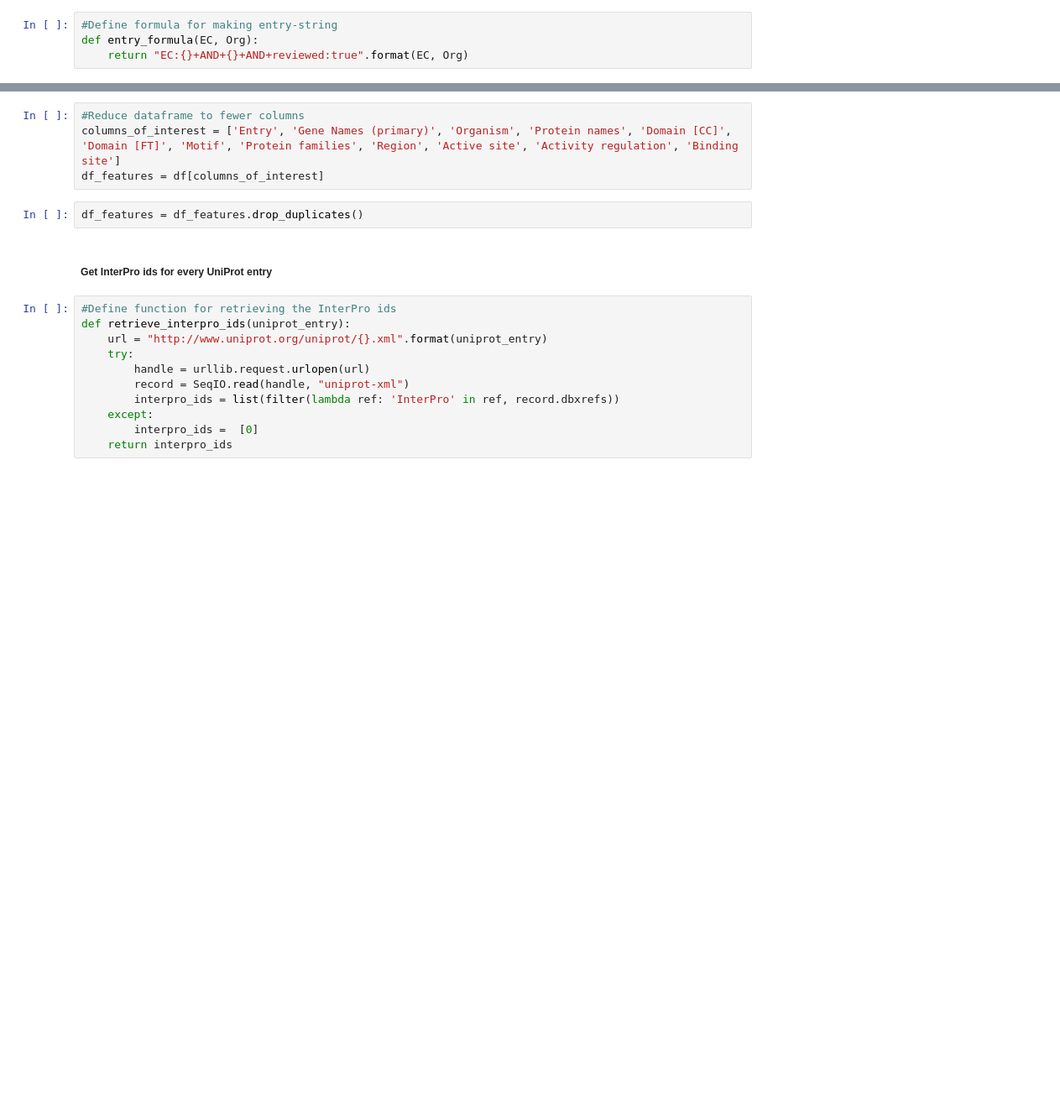
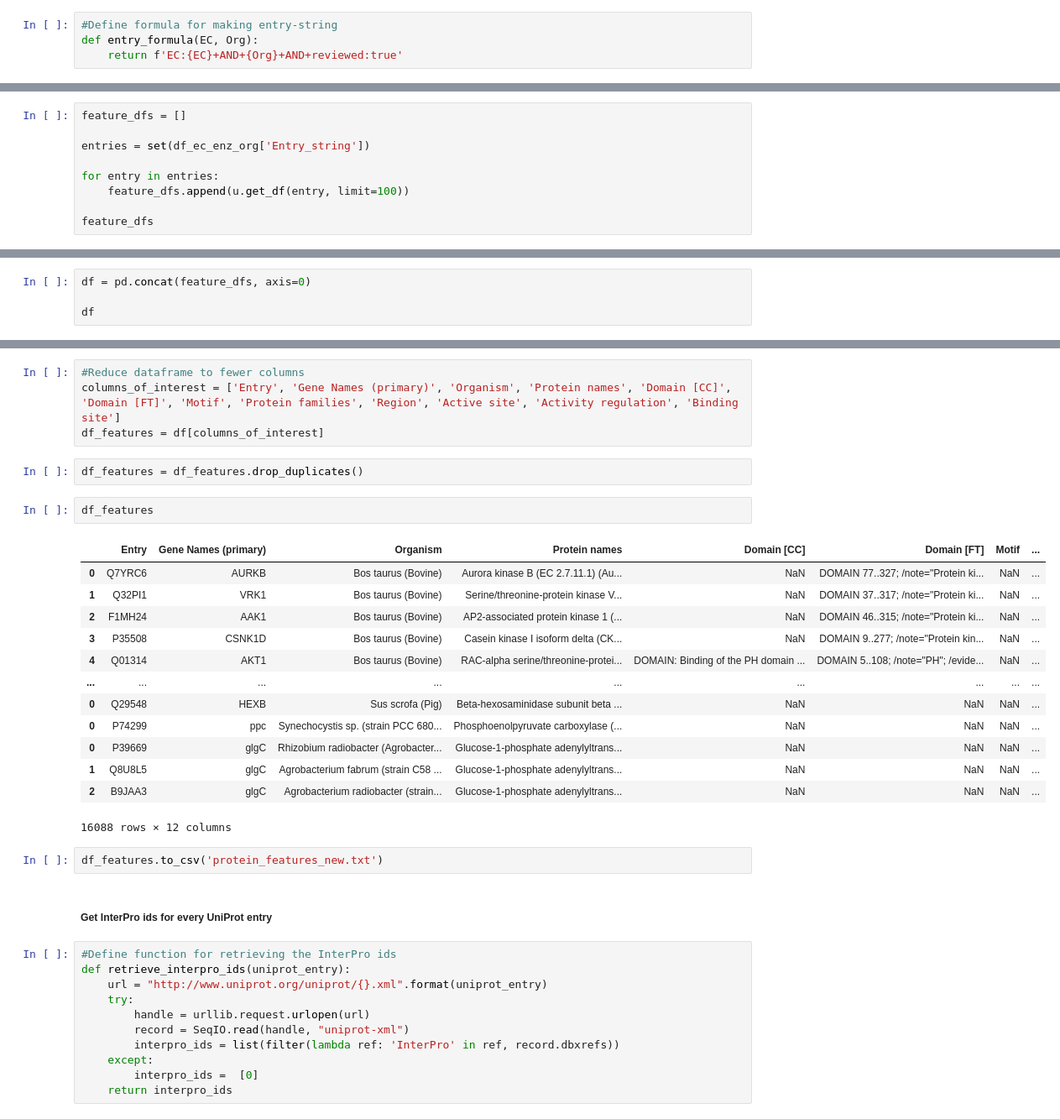
Before and after one commit to elinsroed/predicting-allostery, a Jupyter notebook: Download_features.ipynb, the cells around one changed output, grey strips where cells are left out. Shown at 84% size. Saved outputs shown, nothing was run; the diff lists cells and outputs as text; blank space fills up the shorter version.

Commit message:
New download with higher limit of entries

```diff
--- a/Download_features.ipynb
+++ b/Download_features.ipynb
@@ -21,7 +53,7 @@ df_brenda_top_hundred = df_brenda[df_brenda['Org'].isin(top_hundred_list)]
 # %%
 #Define formula for making entry-string
 def entry_formula(EC, Org):
-    return "EC:{}+AND+{}+AND+reviewed:true".format(EC, Org)
+    return f'EC:{EC}+AND+{Org}+AND+reviewed:true'
 # %%
 #apply formula to dataframe
 df_brenda_top_hundred['Entry_string'] = df_brenda_top_hundred.apply(lambda x: entry_formula(x['EC'], x['Org']), axis=1)
@@ -50,3 +82,12 @@ df = pd.DataFrame([])
 
 for entry in entries:
     df = pd.concat([df,u.get_df(entry)])
+# %%
+feature_dfs = []
+
+entries = set(df_ec_enz_org['Entry_string'])
+
+for entry in entries:
+    feature_dfs.append(u.get_df(entry, limit=100))
+
+feature_dfs
@@ -52,0 +112,4 @@ for entry in entries:
+# %%
+df = pd.concat(feature_dfs, axis=0)
+
+df
@@ -56,6 +137,24 @@ columns_of_interest = ['Entry', 'Gene Names (primary)', 'Organism', 'Protein nam
 df_features = df[columns_of_interest]
 # %%
 df_features = df_features.drop_duplicates()
+# %%
+df_features
+# %% [output]
+|  | Entry | Gene Names (primary) | Organism | Protein names | Domain [CC] | Domain [FT] | Motif | ... |
+| 0 | Q7YRC6 | AURKB | Bos taurus (Bovine) | Aurora kinase B (EC 2.7.11.1) (Au... | NaN | DOMAIN 77..327; /note="Protein ki... | NaN | ... |
+| 1 | Q32PI1 | VRK1 | Bos taurus (Bovine) | Serine/threonine-protein kinase V... | NaN | DOMAIN 37..317; /note="Protein ki... | NaN | ... |
+| 2 | F1MH24 | AAK1 | Bos taurus (Bovine) | AP2-associated protein kinase 1 (... | NaN | DOMAIN 46..315; /note="Protein ki... | NaN | ... |
+| 3 | P35508 | CSNK1D | Bos taurus (Bovine) | Casein kinase I isoform delta (CK... | NaN | DOMAIN 9..277; /note="Protein kin... | NaN | ... |
+| 4 | Q01314 | AKT1 | Bos taurus (Bovine) | RAC-alpha serine/threonine-protei... | DOMAIN: Binding of the PH domain ... | DOMAIN 5..108; /note="PH"; /evide... | NaN | ... |
+| ... | ... | ... | ... | ... | ... | ... | ... | ... |
+| 0 | Q29548 | HEXB | Sus scrofa (Pig) | Beta-hexosaminidase subunit beta ... | NaN | NaN | NaN | ... |
+| 0 | P74299 | ppc | Synechocystis sp. (strain PCC 680... | Phosphoenolpyruvate carboxylase (... | NaN | NaN | NaN | ... |
+| 0 | P39669 | glgC | Rhizobium radiobacter (Agrobacter... | Glucose-1-phosphate adenylyltrans... | NaN | NaN | NaN | ... |
+| 1 | Q8U8L5 | glgC | Agrobacterium fabrum (strain C58 ... | Glucose-1-phosphate adenylyltrans... | NaN | NaN | NaN | ... |
+| 2 | B9JAA3 | glgC | Agrobacterium radiobacter (strain... | Glucose-1-phosphate adenylyltrans... | NaN | NaN | NaN | ... |
+16088 rows × 12 columns
+# %%
+df_features.to_csv('protein_features_new.txt')
 # %% [markdown]
 ##### Get InterPro ids for every UniProt entry
 # %%
```
Also changed, not shown: parts of 8 cells of this notebook, 1 other file.
